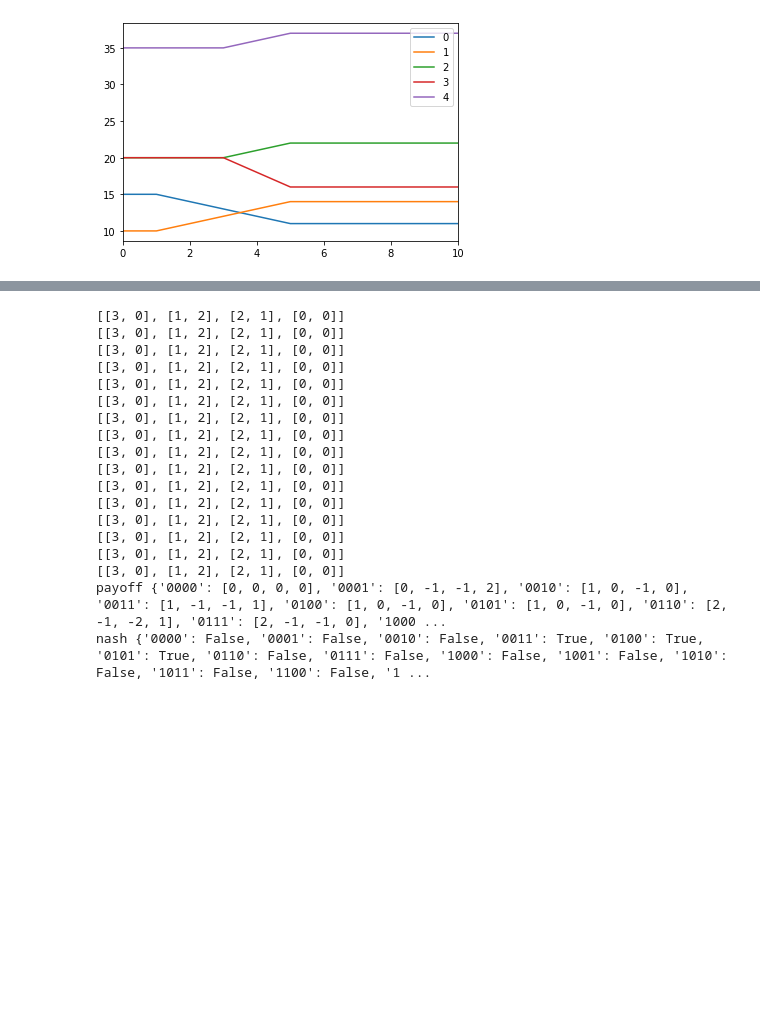
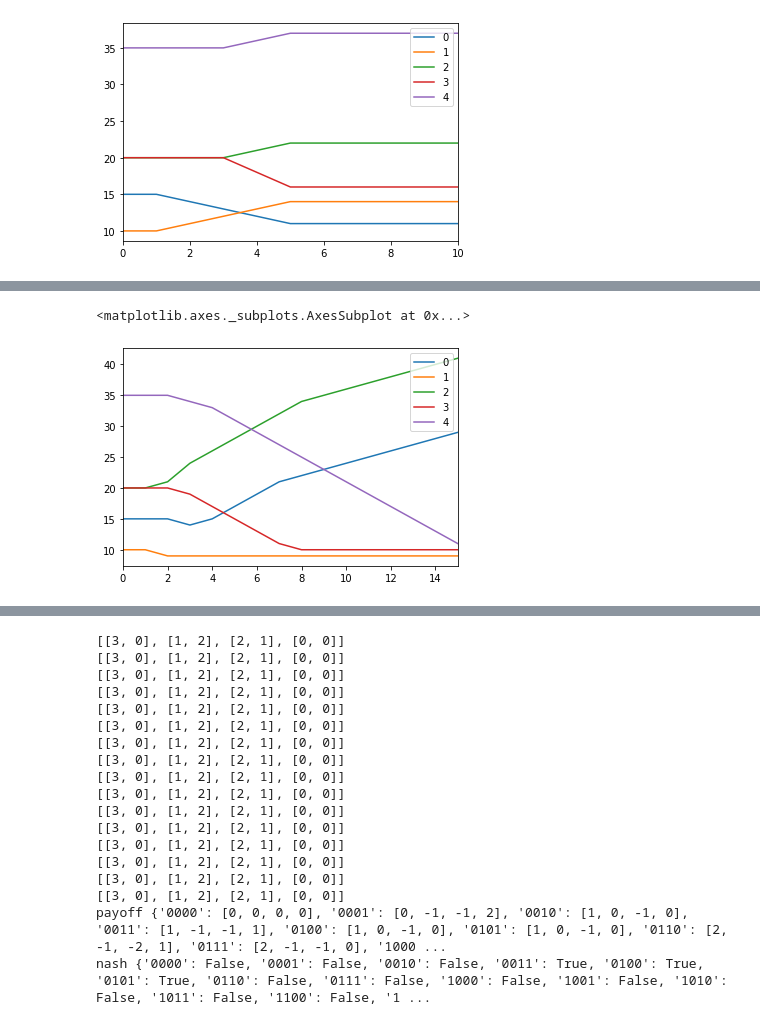
Before and after one commit to positivedefinite/corpgame, a Jupyter notebook: analysis.ipynb, the cells around one changed output, grey strips where cells are left out. Drawn from its saved outputs; the diff is of its cells as text; code cells hidden in the pictures; blank space fills up the shorter version.

```diff
--- a/analysis.ipynb
+++ b/analysis.ipynb
@@ -388,3 +113,9 @@ pd.DataFrame(population).plot.line()
+# %%
+population = simulate(strategy=[0,1,0,1,1], payoff='discrete', iterations=15)
+pd.DataFrame(population).plot.line()
+# %% [output]
+<matplotlib.axes._subplots.AxesSubplot at 0x...>
+[figure, added]
 # %%
 # time execution iteratively by number of players
 import random, time
```
Also changed, not shown: parts of 10 cells of this notebook, 2 other files.
